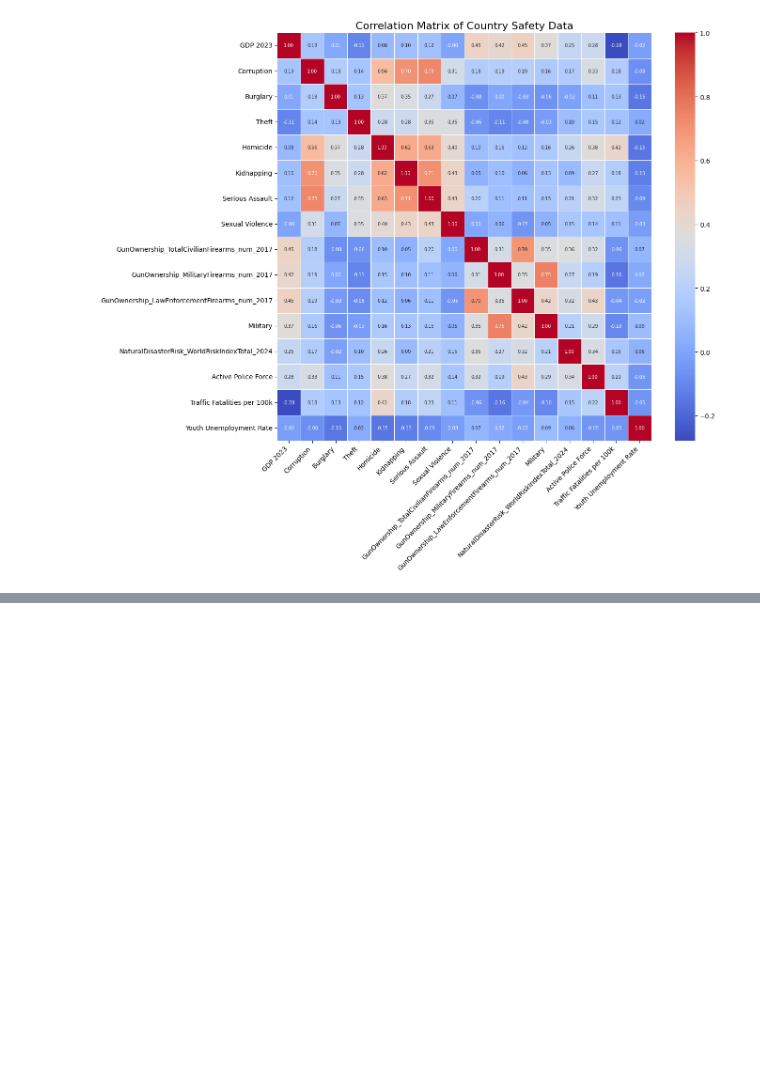
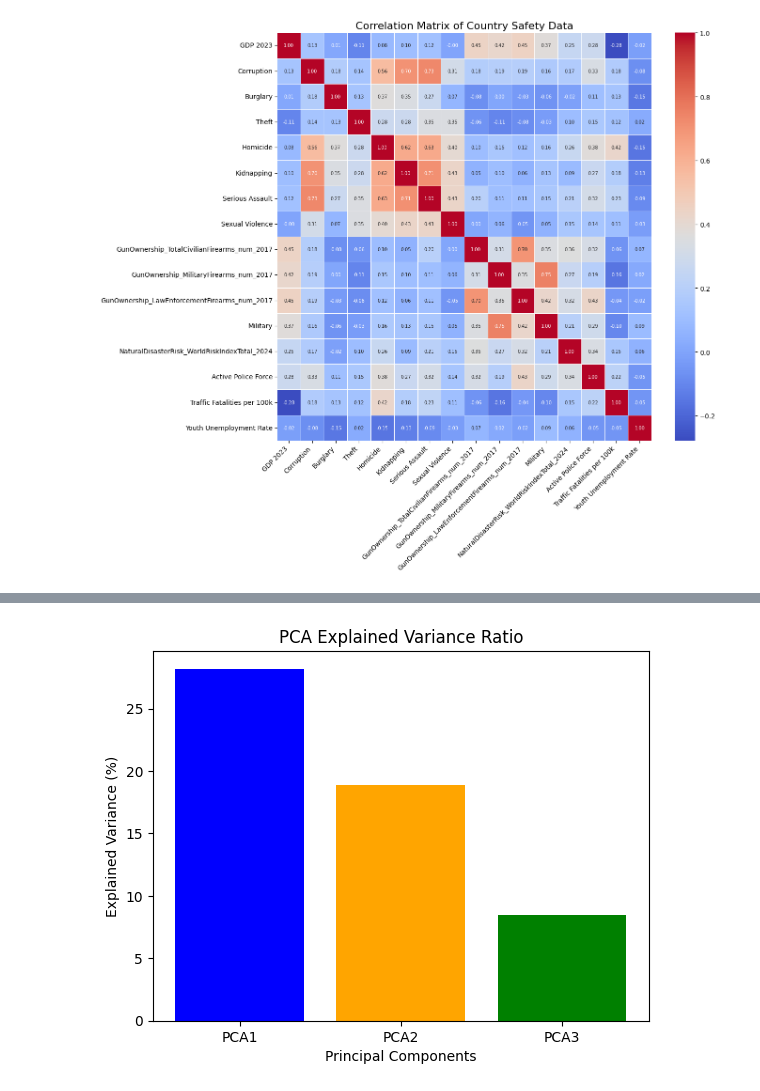
Before and after one commit to JasNjoku/Data-Analysis-CA, a Jupyter notebook: index_building.ipynb, the cells around one changed output, grey strips where cells are left out. Saved outputs shown, nothing was run; the diff lists cells and outputs as text; code cells hidden in the pictures; blank space fills up the shorter version.

```diff
--- a/index_building.ipynb
+++ b/index_building.ipynb
@@ -636,0 +677,12 @@ plt.show()
+# %%
+from sklearn.preprocessing import StandardScaler
+
+df_features = df.drop(columns=["Country"])
+scaler = StandardScaler()
+
+scaled_features = scaler.fit_transform(df_features)
+scaled_df = pd.DataFrame(scaled_features, columns=df_features.columns)
+scaled_df["Country"] = df["Country"].values
+
+scaled_df.to_csv("scaled_country_safety_data.csv", index=False)
+scaled_df.head()
@@ -636,0 +696,16 @@ plt.show()
+# %%
+pca = PCA(n_components=3)
+pca_result = pca.fit_transform(scaled_df.drop(columns=["Country"]))
+
+pca_df = pd.DataFrame(data=pca_result, columns=["PCA1", "PCA2", "PCA3"])
+pca_df["Country"] = scaled_df["Country"].values
+
+
+labels = ['PCA1', 'PCA2', 'PCA3']
+plt.bar(x=labels, height=pca.explained_variance_ratio_ * 100, color=['blue', 'orange', 'green'])
+plt.title('PCA Explained Variance Ratio')
+plt.ylabel('Explained Variance (%)')
+plt.xlabel('Principal Components')
+plt.show()
+# %% [output]
+[figure, added]
```
Also changed, not shown: parts of 16 cells of this notebook, 1 other file.
